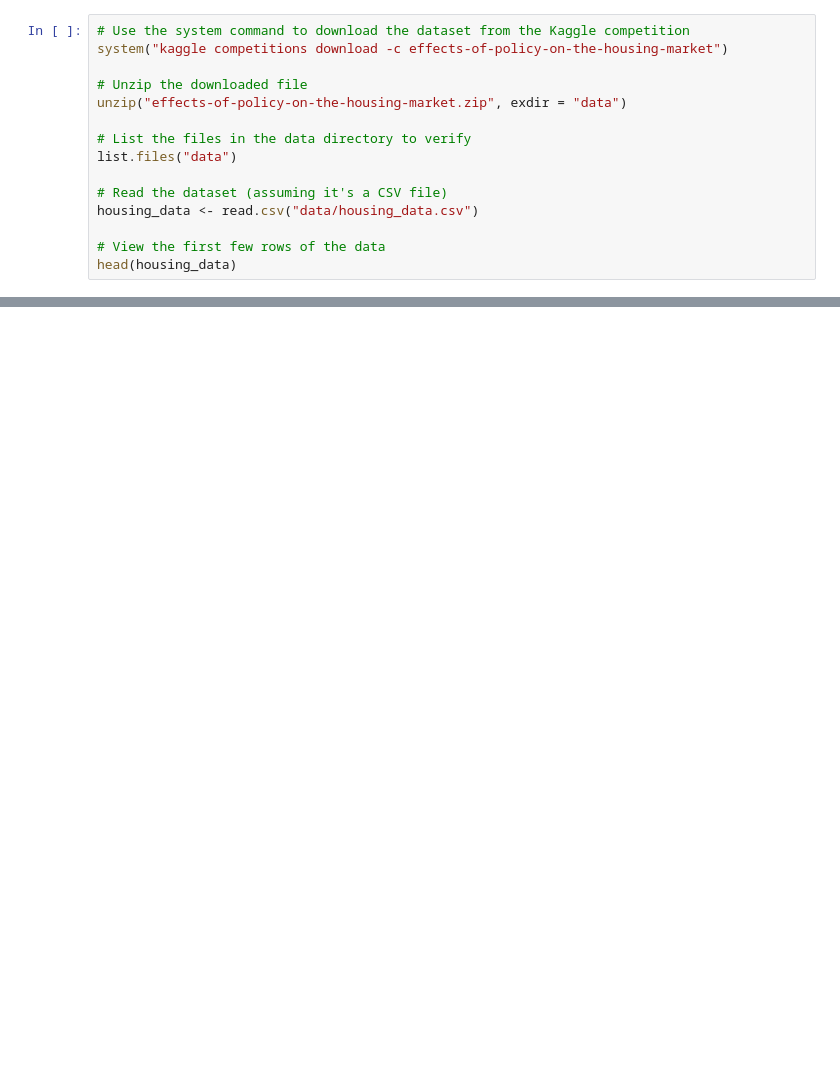
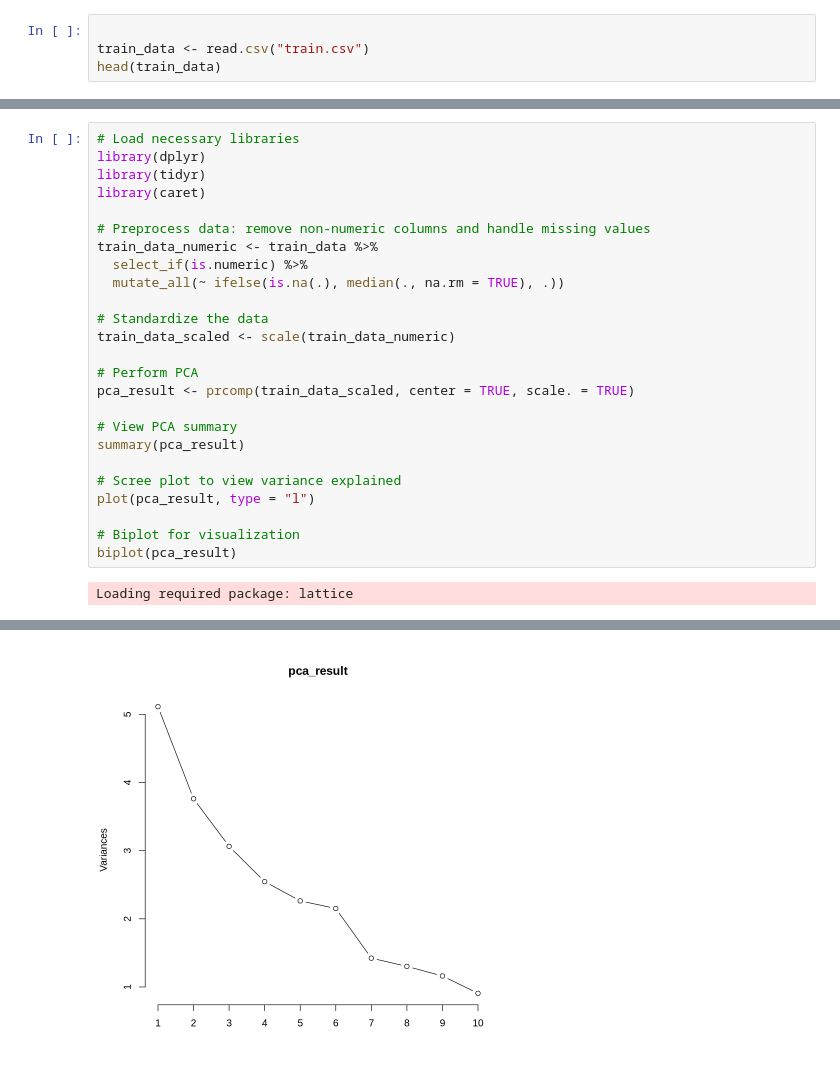
Before and after one commit to amahaj02/WIDS-Case-Comp, a Jupyter notebook: Untitled.ipynb, the cells around one changed output, grey strips where cells are left out. Saved outputs shown, nothing was run; the diff lists cells and outputs as text; blank space fills up the shorter version.

```diff
--- a/Untitled.ipynb
+++ b/Untitled.ipynb
@@ -1,16 +1,5 @@
 # %%
-# Use the system command to download the dataset from the Kaggle competition
-system("kaggle competitions download -c effects-of-policy-on-the-housing-market")
 
-# Unzip the downloaded file
-unzip("effects-of-policy-on-the-housing-market.zip", exdir = "data")
-
-# List the files in the data directory to verify
-list.files("data")
-
-# Read the dataset (assuming it's a CSV file)
-housing_data <- read.csv("data/housing_data.csv")
-
-# View the first few rows of the data
-head(housing_data)
+train_data <- read.csv("train.csv")
+head(train_data)
 # %% [output]
@@ -24,0 +15,27 @@ ERROR: Error in file(file, "rt"): cannot open the connection
+# %%
+# Load necessary libraries
+library(dplyr)
+library(tidyr)
+library(caret)
+
+# Preprocess data: remove non-numeric columns and handle missing values
+train_data_numeric <- train_data %>%
+  select_if(is.numeric) %>%
+  mutate_all(~ ifelse(is.na(.), median(., na.rm = TRUE), .))
+
+# Standardize the data
+train_data_scaled <- scale(train_data_numeric)
+
+# Perform PCA
+pca_result <- prcomp(train_data_scaled, center = TRUE, scale. = TRUE)
+
+# View PCA summary
+summary(pca_result)
+
+# Scree plot to view variance explained
+plot(pca_result, type = "l")
+
+# Biplot for visualization
+biplot(pca_result)
+# %% [output]
+Loading required package: lattice
@@ -24,0 +59 @@ ERROR: Error in file(file, "rt"): cannot open the connection
+[figure, added]
```
Also changed, not shown: parts of 3 cells of this notebook.
